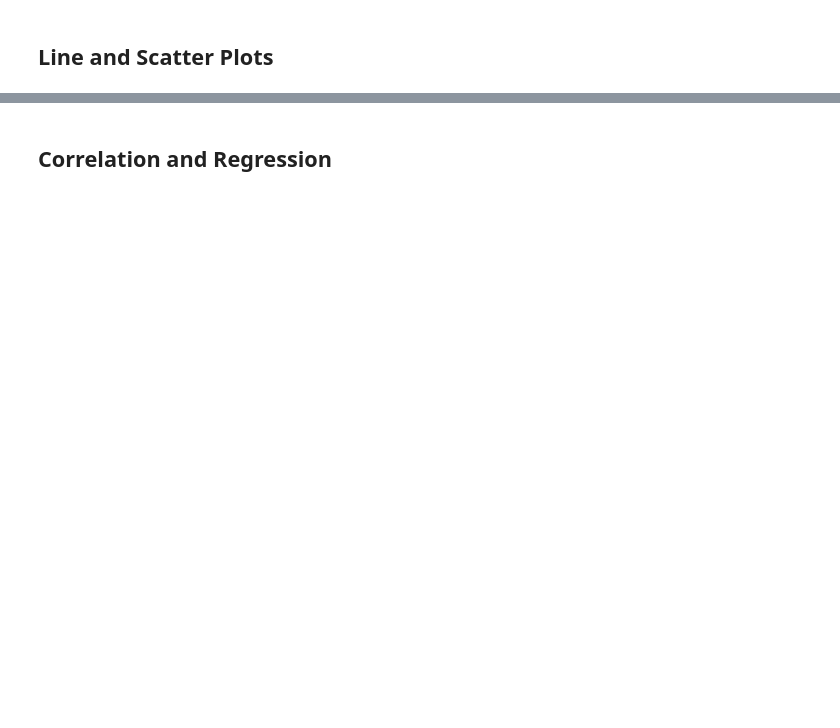
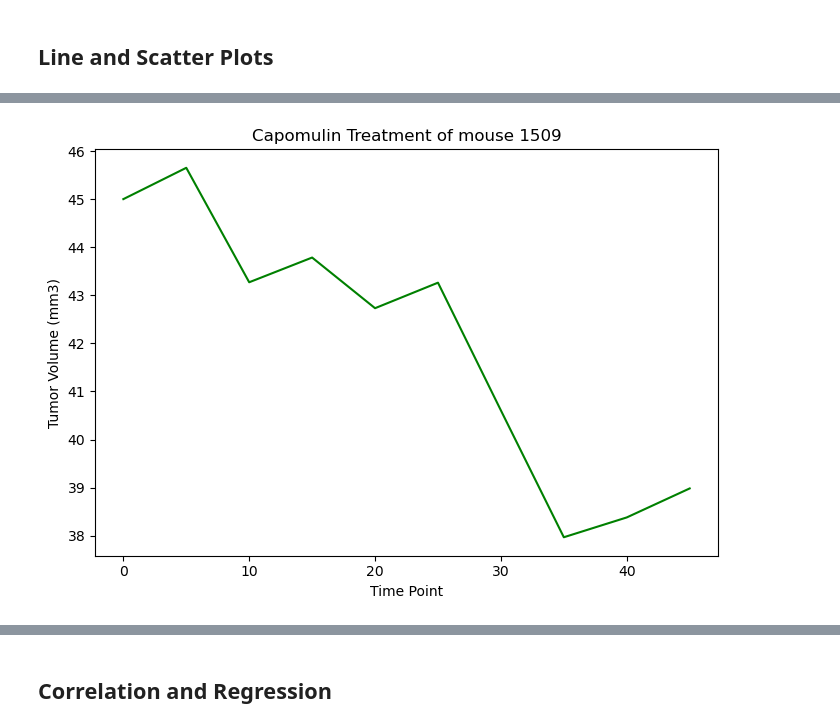
Before and after one commit to Buriteni/matplot-challenge, a Jupyter notebook: matplot.challenge/Pymaceuticals/pymaceuticals_starter.ipynb, the cells around one changed output, grey strips where cells are left out. Saved outputs shown, nothing was run; the diff lists cells and outputs as text; code cells hidden in the pictures; blank space fills up the shorter version.

```diff
--- a/matplot.challenge/Pymaceuticals/pymaceuticals_starter.ipynb
+++ b/matplot.challenge/Pymaceuticals/pymaceuticals_starter.ipynb
@@ -278,0 +244,16 @@ NameError: name 'final_tumor_volume' is not defined
+# %%
+# Generate a line plot of tumor volume vs. time point for a single mouse treated with Capomulin
+capomulin_data = clean_mousedata[clean_mousedata['Drug Regimen'] == 'Capomulin']
+mouse_id = 'b128'
+selected_mouse_data = capomulin_data[capomulin_data['Mouse ID'] == mouse_id]
+
+plt.figure(figsize=(7, 5))
+plt.plot(selected_mouse_data['Timepoint'], selected_mouse_data['Tumor Volume (mm3)'], color='g')
+plt.title(f"Capomulin Treatment of mouse 1509")
+plt.xlabel("Time Point")
+plt.ylabel("Tumor Volume (mm3)")
+plt.grid(False)
+plt.tight_layout()
+plt.show()
+# %% [output]
+[figure, added]
```
Also changed, not shown: parts of 21 cells of this notebook, 1 other file.
